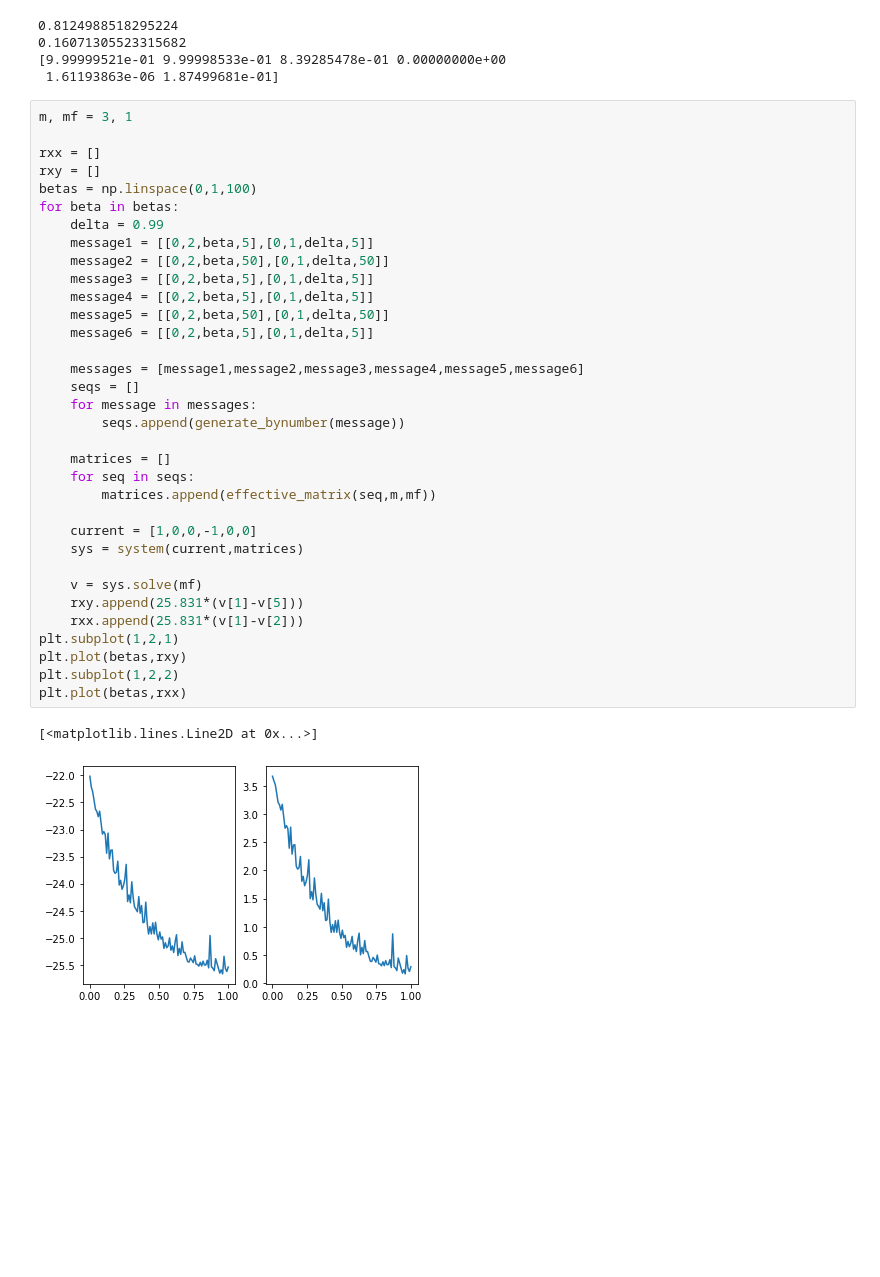
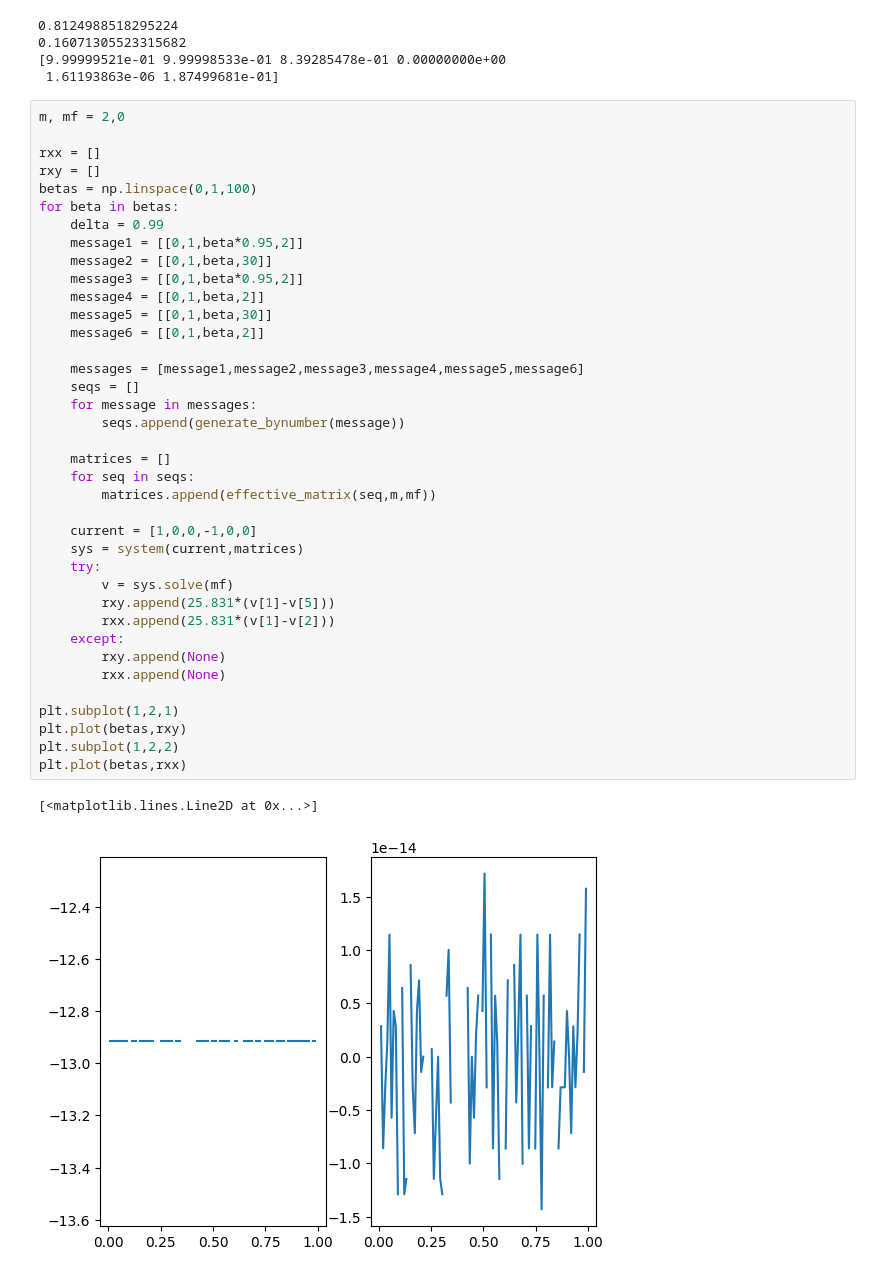
Before and after one commit to LarsonLaugh/Counterfusion, a Jupyter notebook: demo.ipynb, the cells around one changed output. Drawn from its saved outputs; the diff is of its cells as text; blank space fills up the shorter version.

```diff
--- a/demo.ipynb
+++ b/demo.ipynb
@@ -343,39 +343,43 @@ print(v-v[3])
 [9.99999521e-01 9.99998533e-01 8.39285478e-01 0.00000000e+00
  1.61193863e-06 1.87499681e-01]
 # %%
-m, mf = 3, 1
+m, mf = 2,0
 
 rxx = []
 rxy = []
 betas = np.linspace(0,1,100)
 for beta in betas:
     delta = 0.99
-    message1 = [[0,2,beta,5],[0,1,delta,5]]
-    message2 = [[0,2,beta,50],[0,1,delta,50]]
-    message3 = [[0,2,beta,5],[0,1,delta,5]]
-    message4 = [[0,2,beta,5],[0,1,delta,5]]
-    message5 = [[0,2,beta,50],[0,1,delta,50]]
-    message6 = [[0,2,beta,5],[0,1,delta,5]]
+    message1 = [[0,1,beta*0.95,2]]
+    message2 = [[0,1,beta,30]]
+    message3 = [[0,1,beta*0.95,2]]
+    message4 = [[0,1,beta,2]]
+    message5 = [[0,1,beta,30]]
+    message6 = [[0,1,beta,2]]
 
     messages = [message1,message2,message3,message4,message5,message6]
     seqs = []
     for message in messages:
         seqs.append(generate_bynumber(message))
 
     matrices = []
     for seq in seqs:
         matrices.append(effective_matrix(seq,m,mf))
 
     current = [1,0,0,-1,0,0]
     sys = system(current,matrices)
+    try:
+        v = sys.solve(mf)
+        rxy.append(25.831*(v[1]-v[5]))
+        rxx.append(25.831*(v[1]-v[2]))
+    except:
+        rxy.append(None)
+        rxx.append(None)
 
-    v = sys.solve(mf)
-    rxy.append(25.831*(v[1]-v[5]))
-    rxx.append(25.831*(v[1]-v[2]))
 plt.subplot(1,2,1)
 plt.plot(betas,rxy)
 plt.subplot(1,2,2)
 plt.plot(betas,rxx)
 # %% [output]
 [<matplotlib.lines.Line2D at 0x...>]
-[figure, old version]
+[figure, new version]
```
Also changed, not shown: 7 other files.
